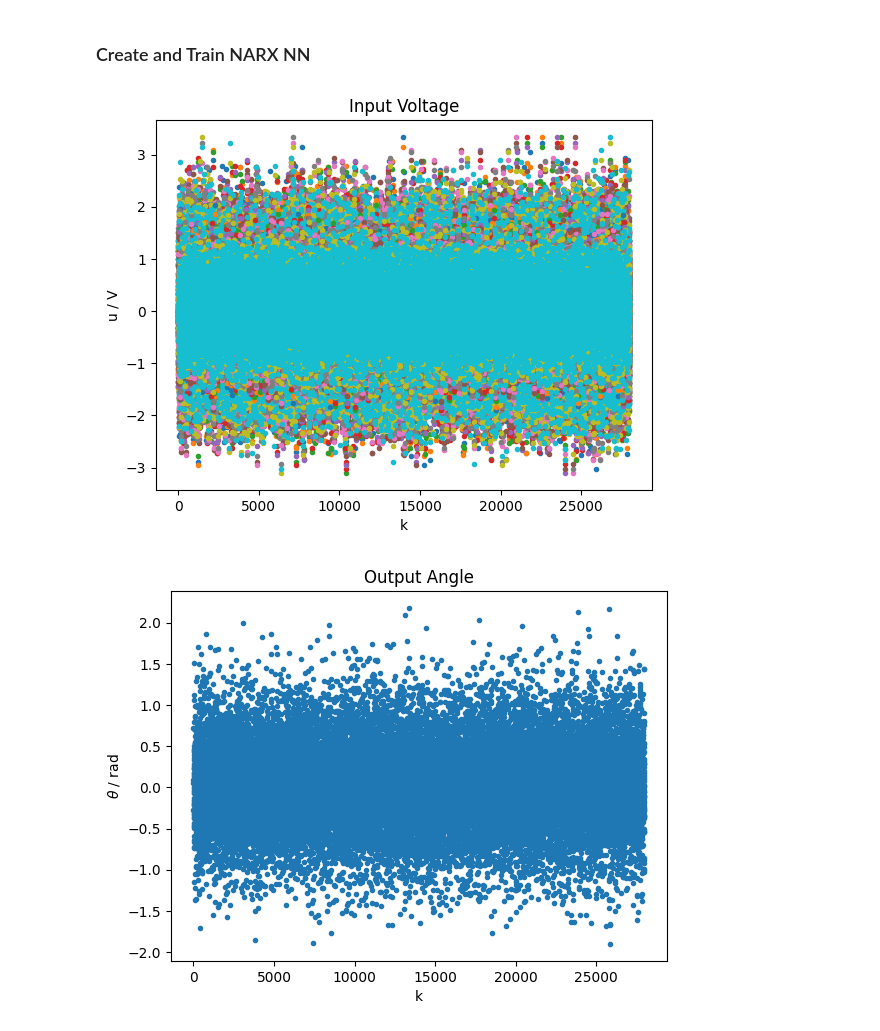
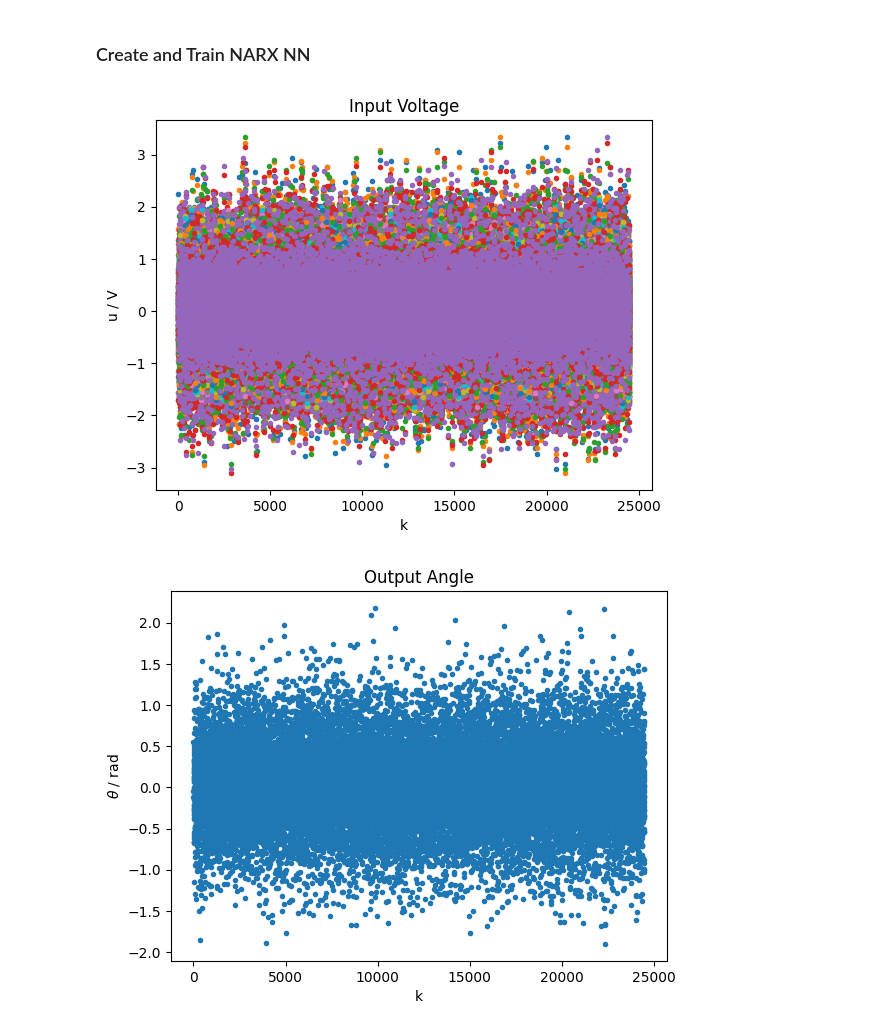
Before and after one commit to osilian/ml4sc-project, a Jupyter notebook: disc-benchmark-files/identification_NARX.ipynb, the cells around one changed output. Saved outputs shown, nothing was run; the diff lists cells and outputs as text; code cells hidden in the pictures.

```diff
--- a/disc-benchmark-files/identification_NARX.ipynb
+++ b/disc-benchmark-files/identification_NARX.ipynb
@@ -111,13 +111,13 @@ class narxNetwork(nn.Module):
         y = self.narx_net(x)[:,0]
         return y #a)
 # %%
-n_hidden_nodes = 10 #a)
-na, nb = 10, 10
-model = narxNetwork(na, nb, n_hidden_nodes,activation=nn.Sigmoid) #a=)
+n_hidden_nodes = 100 #a)
+na, nb = 10, 5
+model = narxNetwork(na, nb, n_hidden_nodes,activation=nn.ReLU) #a=)
 model = nn.DataParallel(model)
 model = model.to(device)
 optimizer = torch.optim.Adam(model.parameters()) #a)
-Xtrain, Xval, Ytrain, Yval = create_search_data(na, nb)
+Xtrain, Xval, Ytrain, Yval = create_search_data(na, nb, testSize=0.3)
 x_train_mean = torch.mean(Xtrain).item()
 x_train_std = torch.std(Xtrain).item()
 y_train_mean = torch.mean(Ytrain).item()
@@ -144,32 +144,32 @@ class dataNormalization():
         YData = YData_norm
         return YData
 x_min = -3 #torch.min(torch.min(Xtrain)).item()
 x_max = +3 #torch.max(torch.min(Xtrain)).item()
 y_min = -2/3*np.pi  #torch.min(torch.min(Ytrain)).item()
 y_max = +2/3*np.pi   #torch.max(torch.min(Ytrain)).item()
 dataNorm = dataNormalization(x_min,x_max,y_min,y_max)
 
 Xtrain_norm, Ytrain_norm = dataNorm.normalize(Xtrain, Ytrain)
 #Xtrain_norm, Ytrain_norm = [x.to(device) for x in [Xtrain_norm, Ytrain_norm]]
 
 # Plot Data
 plt.plot(Xtrain_norm.cpu(),'.')
 plt.title('Input Voltage')
 plt.xlabel('k')
 plt.ylabel('u / V')
 plt.show()
 
 plt.plot(Ytrain_norm.cpu(),'.')
 plt.title('Output Angle')
 plt.xlabel('k')
 plt.ylabel(r'$\theta$ / rad')
 plt.show()
 
 plt.plot(Xtrain_norm.cpu(),Ytrain_norm.cpu(),'.')
 plt.title(r'$\theta - U$ - Diagram')
 plt.xlabel('U')
 plt.ylabel(r'$\theta$ / rad')
 plt.show()
 # %% [output]
-[figure, old version]
+[figure, new version]
-[figure, old version]
+[figure, new version]
```
Also changed, not shown: parts of 7 cells of this notebook.
